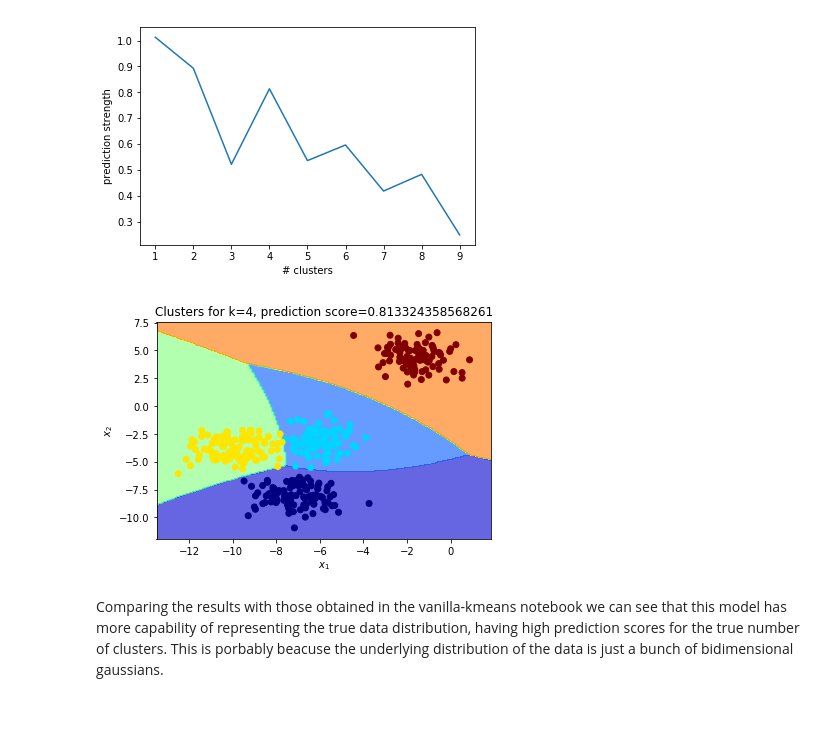
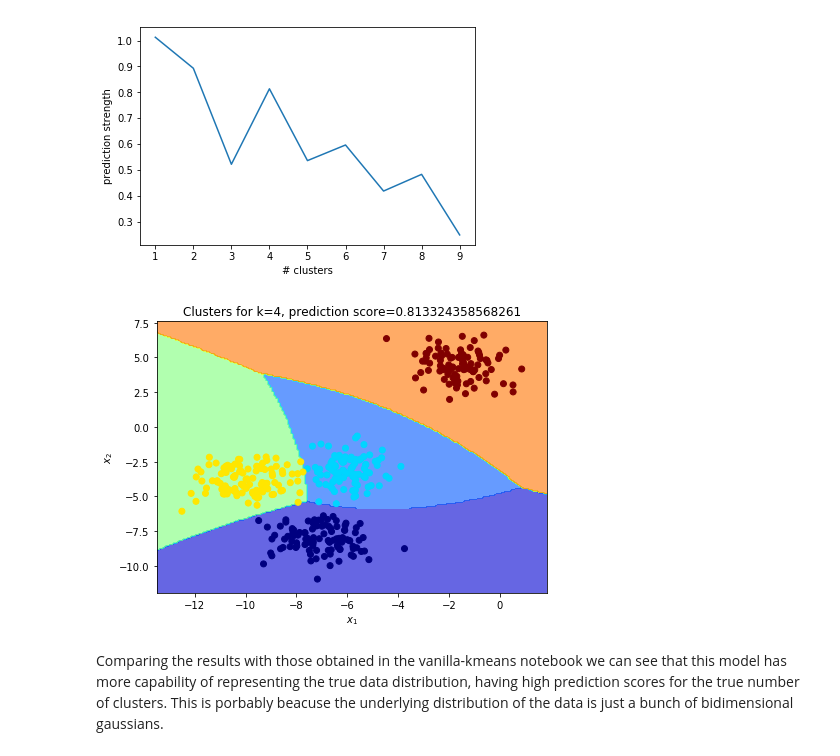
Before and after one commit to SergioAlvarezB/ml-numpy, a Jupyter notebook: notebooks/vanilla-gmm.ipynb, the cells around one changed output. Drawn from its saved outputs; the diff is of its cells as text; code cells hidden in the pictures; blank space fills up the shorter version.

```diff
--- a/notebooks/vanilla-gmm.ipynb
+++ b/notebooks/vanilla-gmm.ipynb
@@ -95,17 +95,18 @@ plt.show()
 # %%
 # Visualize decision boundary
 best_model.fit(x_train)
 y_hat= best_model.predict(x_train)
 
+fig = plt.figure(figsize=(7,5))
 ax = plot_decision_boundary(best_model.predict,
                             x_range=[x_train[:, 0].min()-1, x_train[:, 0].max()+1],
                             y_range=[x_train[:, 1].min()-1, x_train[:, 1].max()+1], classes=best_k)
 ax.scatter(x_train[:, 0], x_train[:, 1], c=np.argmax(y_hat, axis=1), cmap='jet', label='True classes')
 plt.title("Clusters for k={}, prediction score={}".format(best_k, best_score))
 plt.xlabel('$x_1$')
 plt.ylabel('$x_2$')
 plt.show()
 # %% [output]
-[figure, old version]
+[figure, new version]
 # %% [markdown]
 Comparing the results with those obtained in the vanilla-kmeans notebook we can see that this model has more capability of representing the true data distribution, having high prediction scores for the true number of clusters. This is porbably beacuse the underlying distribution of the data is just a bunch of bidimensional gaussians.
```
Also changed, not shown: 19 other files.
